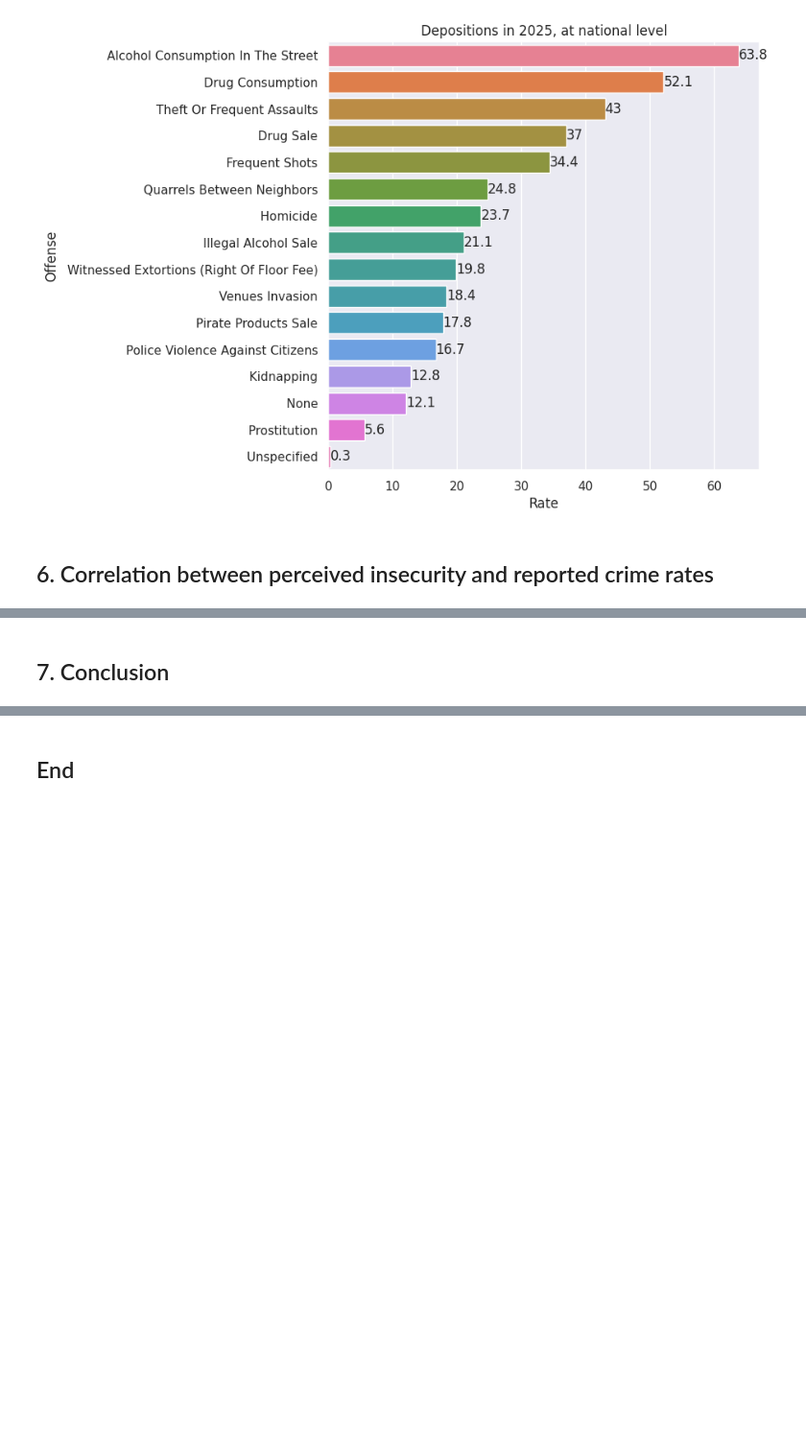
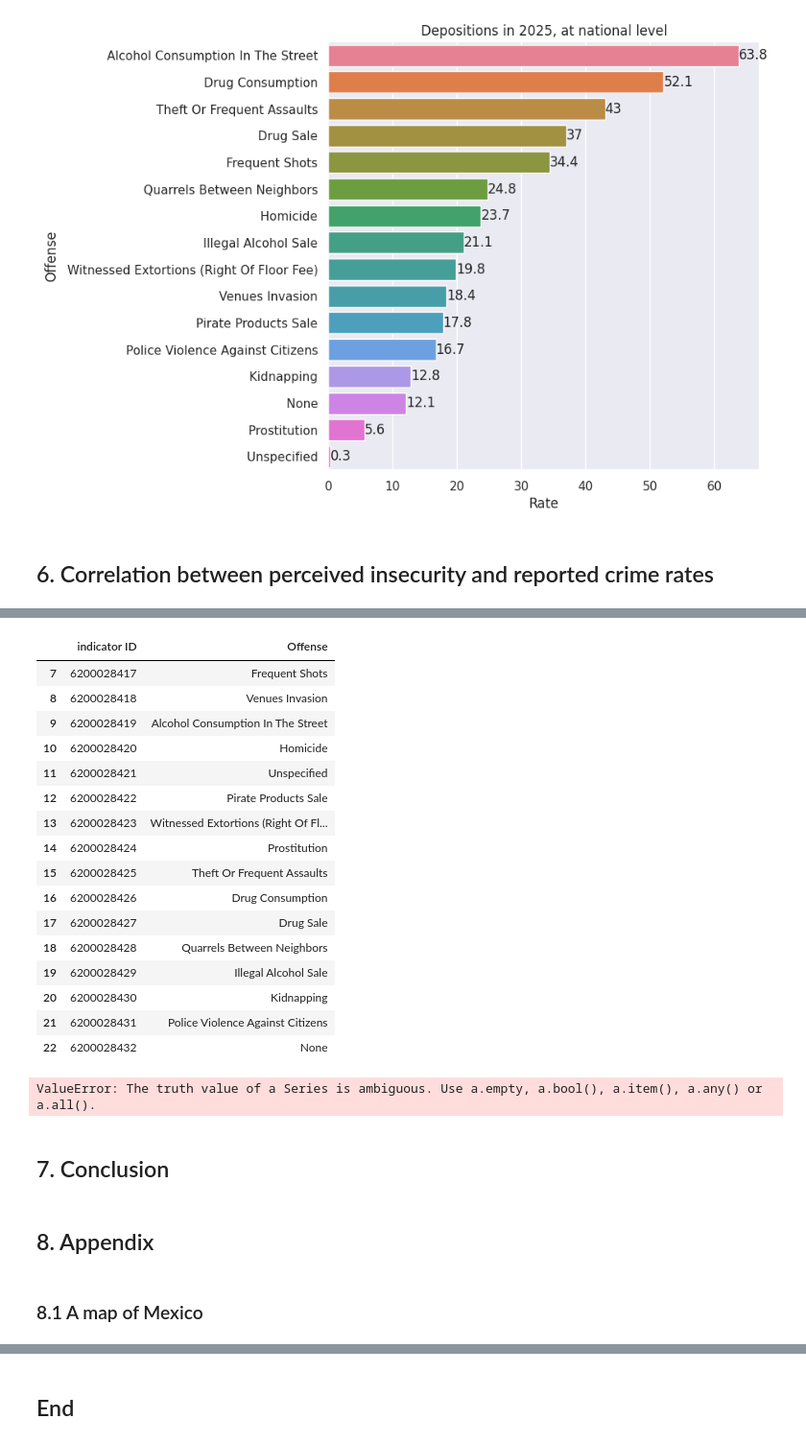
Before and after one commit to irenecelebrin/programming-for-data-analytics, a Jupyter notebook: project/project.ipynb, the cells around one changed output, grey strips where cells are left out. Shown at 96% size. Saved outputs shown, nothing was run; the diff lists cells and outputs as text; code cells hidden in the pictures; blank space fills up the shorter version.

```diff
--- a/project/project.ipynb
+++ b/project/project.ipynb
@@ -1074,3 +1029,8 @@ plt.show()
 [figure]
 # %% [markdown]
 ## 6. Correlation between perceived insecurity and reported crime rates
+# %%
+# show crime rates
+all_depositions = data[(data['indicator'].str.contains('depositions of') |data['indicator'].str.contains('witnessed') ) & (data['state ID'] == 0)]
+
+all_depositions.head(1)
@@ -1076,0 +1040,6 @@ plt.show()
+# %%
+col_to_remove = ['state ID', 'state', 'unit of measure']
+
+all_depositions = all_depositions.drop(columns = col_to_remove)
+
+all_depositions.head(1)
@@ -1076,0 +1049,26 @@ plt.show()
+# %%
+# make indicators shorter and set as titles
+# see: https://pandas.pydata.org/docs/reference/api/pandas.Series.str.replace.html
+# see: https://pandas.pydata.org/docs/reference/api/pandas.Series.str.title.html#pandas.Series.str.title
+all_depositions['Offense'] = all_depositions['indicator'].str.replace('Percentage of', '', regex = False)
+all_depositions['Offense'] = all_depositions['Offense'].str.replace('depositions of', '', regex = False).str.title()
+# %%
+all_depositions[['indicator ID', 'Offense']]
+# %% [output]
+|  | indicator ID | Offense |
+| 7 | 6200028417 | Frequent Shots |
+| 8 | 6200028418 | Venues Invasion |
+| 9 | 6200028419 | Alcohol Consumption In The Street |
+| 10 | 6200028420 | Homicide |
+| 11 | 6200028421 | Unspecified |
+| 12 | 6200028422 | Pirate Products Sale |
+| 13 | 6200028423 | Witnessed Extortions (Right Of Fl... |
+| 14 | 6200028424 | Prostitution |
+| 15 | 6200028425 | Theft Or Frequent Assaults |
+| 16 | 6200028426 | Drug Consumption |
+| 17 | 6200028427 | Drug Sale |
+| 18 | 6200028428 | Quarrels Between Neighbors |
+| 19 | 6200028429 | Illegal Alcohol Sale |
+| 20 | 6200028430 | Kidnapping |
+| 21 | 6200028431 | Police Violence Against Citizens |
+| 22 | 6200028432 | None |
@@ -1077,2 +1081,12 @@ plt.show()
+# %%
+for value in violent:
+    if all_depositions['indicator ID'] == ID:
+        all_depositions['offense type'] = 'violent'
+# %% [output]
+ValueError: The truth value of a Series is ambiguous. Use a.empty, a.bool(), a.item(), a.any() or a.all().
 # %% [markdown]
 ## 7. Conclusion
+# %% [markdown]
+## 8. Appendix
+# %% [markdown]
+### 8.1 A map of Mexico
```
Also changed, not shown: parts of 41 cells of this notebook.
